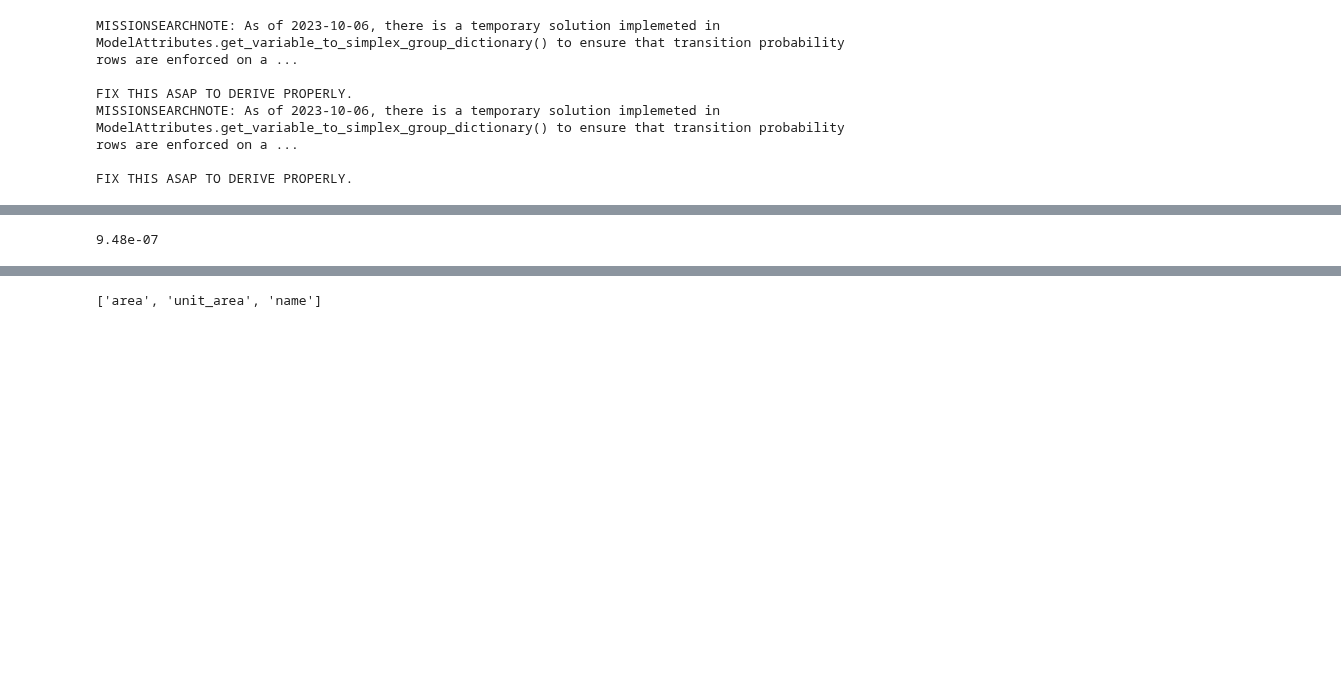
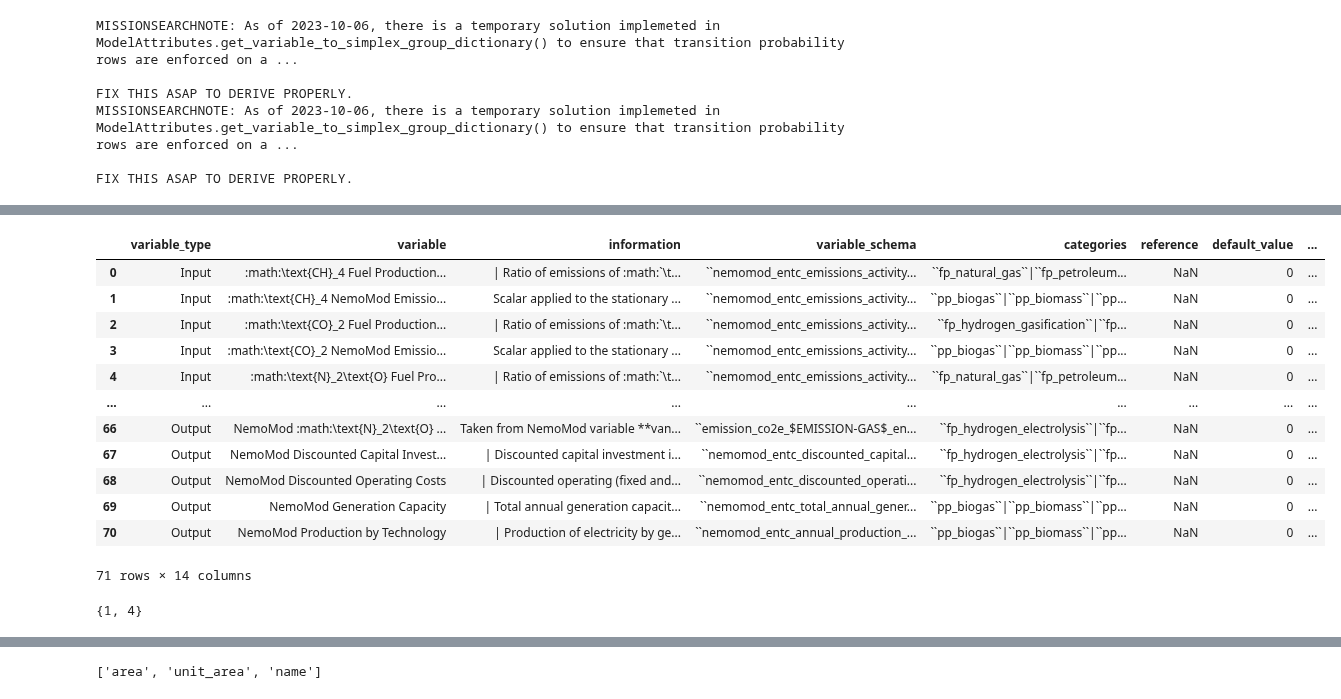
Before and after one commit to jcsyme/sisepuede, a Jupyter notebook: python/build_modvar_class.ipynb, the cells around one changed output, grey strips where cells are left out. Drawn from its saved outputs; the diff is of its cells as text; code cells hidden in the pictures; blank space fills up the shorter version.

Commit message:
intermediate updates to model_attributes_new

```diff
--- a/python/build_modvar_class.ipynb
+++ b/python/build_modvar_class.ipynb
@@ -48,11 +48,19 @@ FIX THIS ASAP TO DERIVE PROPERLY.
 import model_attributes_new as man
 # %%
 importlib.reload(sf)
+importlib.reload(mv)
+importlib.reload(um)
 importlib.reload(man)
 
 fp = "/Users/jsyme/Documents/Projects/git_jbus/sisepuede/docs_new/source/csvs"
 path = pathlib.Path(fp)
 #path.exists()
 
+matt_new = man.ModelAttributesNew(path, fp_config = path.parents[2].joinpath("sisepuede.config"))
 
-matt_new = man.ModelAttributesNew(path)
+
+#modvar = matt_new.dict_variables.get("Volumetric Energy Density")
+#modvar.get_property("subsector")
+unit_energy = matt_new.get_unit("energy")
+unit_power = matt_new.get_unit("power")
+unit_power.get_unit_key("none")
@@ -59,4 +98,26 @@ matt_new = man.ModelAttributesNew(path)
+# %%
+matt_new.get_attribute_table(
+    "Energy Technology",
+    table_type = "key_variable_definitions"
+).table
+# %% [output]
+|  | variable_type | variable | information | variable_schema | categories | reference | default_value | ... |
+| 0 | Input | :math:\text{CH}_4 Fuel Production... | | Ratio of emissions of :math:`\t... | ``nemomod_entc_emissions_activity... | ``fp_natural_gas``|``fp_petroleum... | NaN | 0 | ... |
+| 1 | Input | :math:\text{CH}_4 NemoMod Emissio... | Scalar applied to the stationary ... | ``nemomod_entc_emissions_activity... | ``pp_biogas``|``pp_biomass``|``pp... | NaN | 0 | ... |
+| 2 | Input | :math:\text{CO}_2 Fuel Production... | | Ratio of emissions of :math:`\t... | ``nemomod_entc_emissions_activity... | ``fp_hydrogen_gasification``|``fp... | NaN | 0 | ... |
+| 3 | Input | :math:\text{CO}_2 NemoMod Emissio... | Scalar applied to the stationary ... | ``nemomod_entc_emissions_activity... | ``pp_biogas``|``pp_biomass``|``pp... | NaN | 0 | ... |
+| 4 | Input | :math:\text{N}_2\text{O} Fuel Pro... | | Ratio of emissions of :math:`\t... | ``nemomod_entc_emissions_activity... | ``fp_natural_gas``|``fp_petroleum... | NaN | 0 | ... |
+| ... | ... | ... | ... | ... | ... | ... | ... | ... |
+| 66 | Output | NemoMod :math:\text{N}_2\text{O} ... | Taken from NemoMod variable **van... | ``emission_co2e_$EMISSION-GAS$_en... | ``fp_hydrogen_electrolysis``|``fp... | NaN | 0 | ... |
+| 67 | Output | NemoMod Discounted Capital Invest... | | Discounted capital investment i... | ``nemomod_entc_discounted_capital... | ``fp_hydrogen_electrolysis``|``fp... | NaN | 0 | ... |
+| 68 | Output | NemoMod Discounted Operating Costs | | Discounted operating (fixed and... | ``nemomod_entc_discounted_operati... | ``fp_hydrogen_electrolysis``|``fp... | NaN | 0 | ... |
+| 69 | Output | NemoMod Generation Capacity | | Total annual generation capacit... | ``nemomod_entc_total_annual_gener... | ``pp_biogas``|``pp_biomass``|``pp... | NaN | 0 | ... |
+| 70 | Output | NemoMod Production by Technology | | Production of electricity by ge... | ``nemomod_entc_annual_production_... | ``pp_biogas``|``pp_biomass``|``pp... | NaN | 0 | ... |
+71 rows × 14 columns
 # %%
-matt_new.dict_attributes.get("unit").get("energy").convert("kJ", "mmbtu")
+s = set({1, 4, 8, 8})
+
+s &= set({1, 4})
+s
 # %% [output]
-9.48e-07
+{1, 4}
```
Also changed, not shown: parts of 14 cells of this notebook, 7 other files.
